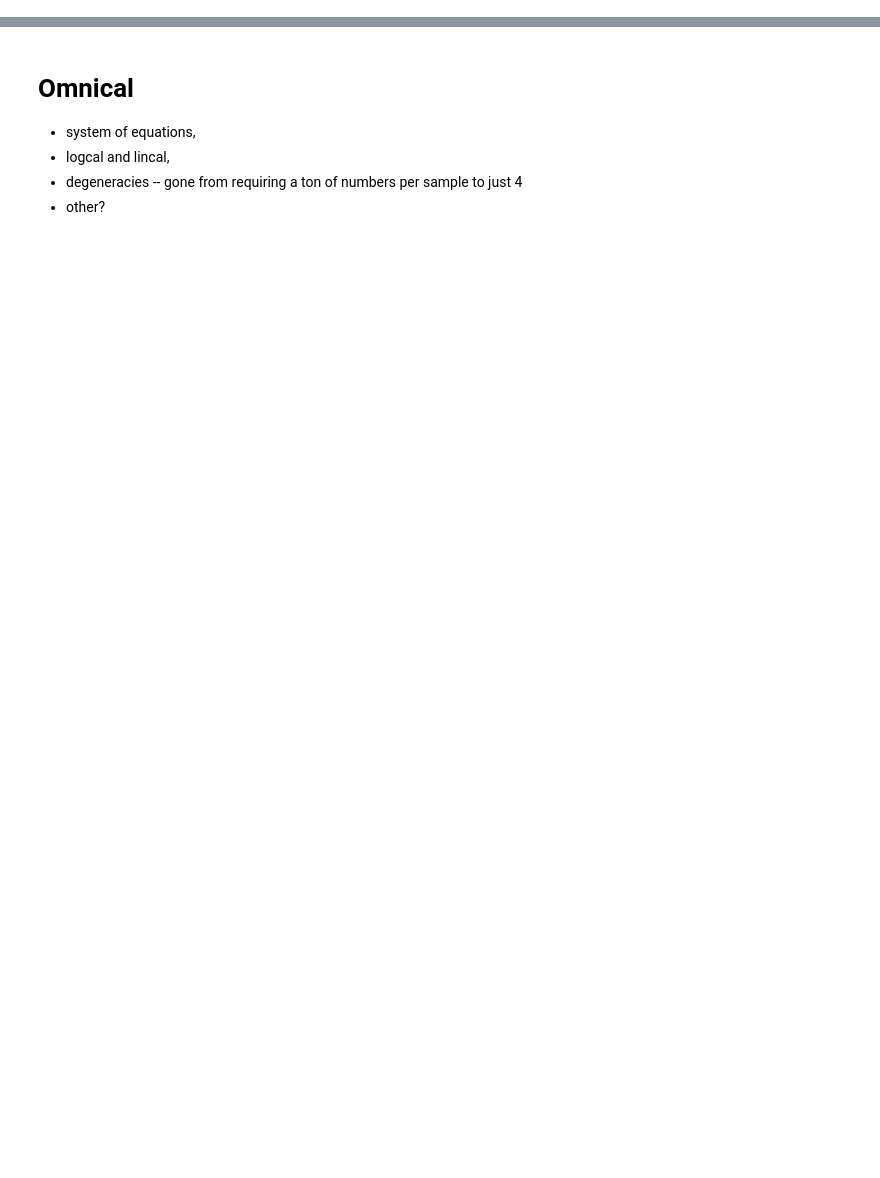
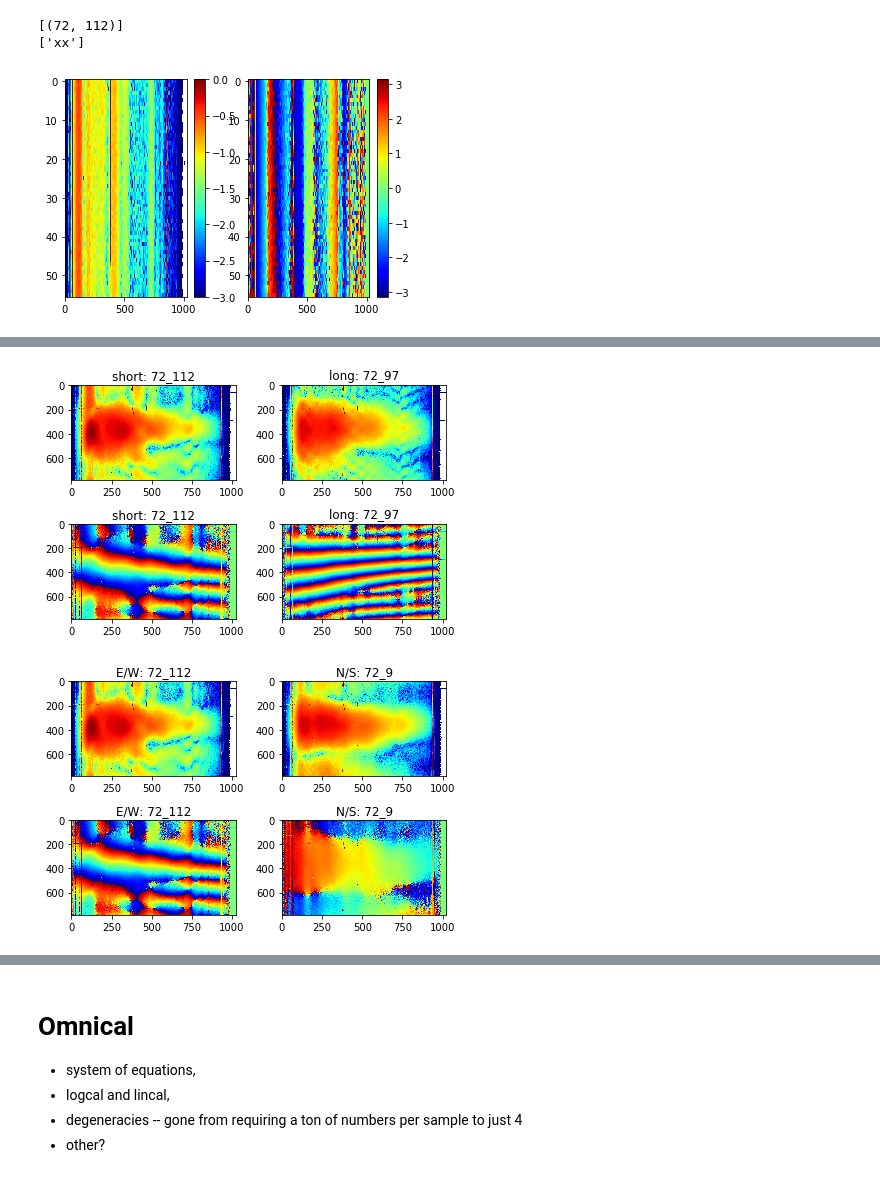
Before and after one commit to plaplant/champ_lesson8, a Jupyter notebook: champ_tutorial.ipynb, the cells around one changed output, grey strips where cells are left out. Drawn from its saved outputs; the diff is of its cells as text; code cells hidden in the pictures; blank space fills up the shorter version.

```diff
--- a/champ_tutorial.ipynb
+++ b/champ_tutorial.ipynb
@@ -108,0 +67,68 @@ Now it's your turn to code up the delay transform process, using the same script
+# %%
+import matplotlib.pyplot as plt
+import numpy as np
+import capo
+import glob
+
+# read in one file
+t, d, f = capo.miriad.read_files(['zen.2457700.40355.xx.HH.uvc'], antstr='72_112', polstr='xx')
+
+# let's understand the data dictionary a little better
+print(d.keys())
+print(d[(72,112)].keys())
+
+# d is actually a dictionary of dictionaries indexed first by baseline
+#   and then by polarization
+# since in our capo call we only included one baseline and polarization,
+#   that's all that we have
+
+# let's plot the data both in amplitude and phase
+plt.subplot(121)
+plt.imshow(np.log10(np.abs(d[(72,112)]['xx'])), aspect='auto', vmax=0, vmin=-3, cmap='jet')
+plt.colorbar()
+plt.subplot(122)
+plt.imshow(np.angle(d[(72,112)]['xx']),aspect='auto', vmax=np.pi, vmin=-np.pi, cmap='jet')
+plt.colorbar()
+plt.show()
+
+# define multiple files
+files = glob.glob('zen.2457700.4*xx.HH.uvc')
+
+# read in multiple files
+t, d, f = capo.miriad.read_files(files, antstr='cross', polstr='xx', verbose=True) # 'cross' tells the function to return all cross-visibilities
+
+# plot short vs. long baseline
+plt.subplot(221)
+plt.imshow(np.log10(np.abs(d[(72,112)]['xx'])), aspect='auto', vmax=0, vmin=-3, cmap='jet')
+plt.title('short: 72_112')
+plt.subplot(222)
+plt.imshow(np.log10(np.abs(d[(72,97)]['xx'])), aspect='auto', vmax=0, vmin=-3, cmap='jet')
+plt.title('long: 72_97')
+plt.subplot(223)
+plt.imshow(np.angle(d[(72,112)]['xx']), aspect='auto', vmax=np.pi, vmin=-np.pi, cmap='jet')
+plt.title('short: 72_112')
+plt.subplot(224)
+plt.imshow(np.angle(d[(72,97)]['xx']), aspect='auto', vmax=np.pi, vmin=-np.pi, cmap='jet')
+plt.title('long: 72_97')
+plt.tight_layout()
+plt.show()
+
+# plot E/W vs. N/S/ baseline
+plt.subplot(221)
+plt.imshow(np.log10(np.abs(d[(72,112)]['xx'])), aspect='auto', vmax=0, vmin=-3, cmap='jet')
+plt.title('E/W: 72_112')
+plt.subplot(222)
+plt.imshow(np.log10(np.abs(d[(9,72)]['xx'])), aspect='auto', vmax=0, vmin=-3, cmap='jet')
+plt.title('N/S: 72_9')
+plt.subplot(223)
+plt.imshow(np.angle(d[(72,112)]['xx']), aspect='auto', vmax=np.pi, vmin=-np.pi, cmap='jet')
+plt.title('E/W: 72_112')
+plt.subplot(224)
+plt.imshow(np.angle(d[(9,72)]['xx']), aspect='auto', vmax=np.pi, vmin=-np.pi, cmap='jet')
+plt.title('N/S: 72_9')
+plt.tight_layout()
+plt.show()
+# %% [output]
+[(72, 112)]
+['xx']
+[figure, added]
@@ -108,0 +149,2 @@ Now it's your turn to code up the delay transform process, using the same script
+[figure, added]
+[figure, added]
```
Also changed, not shown: parts of 9 cells of this notebook, 2 other files.
